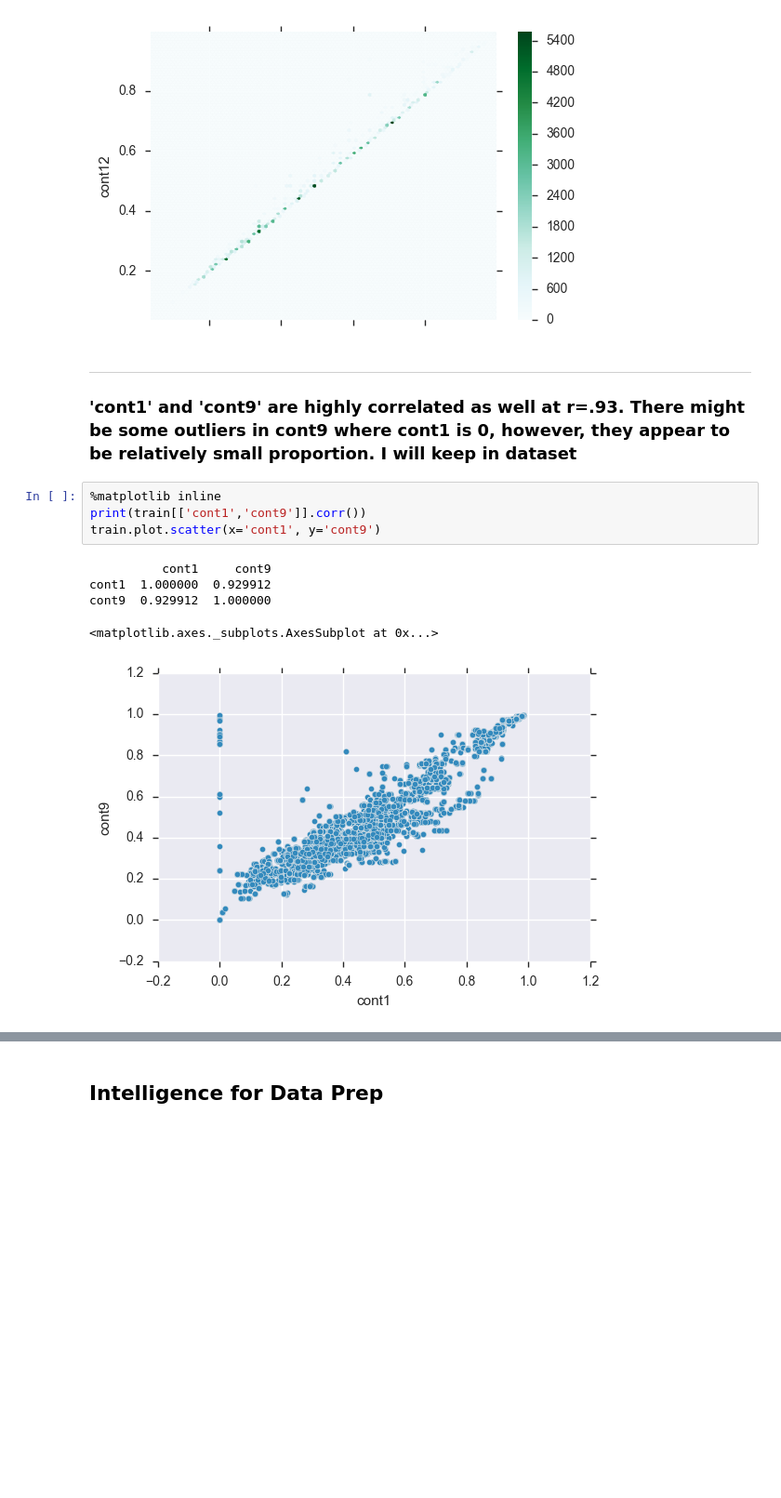
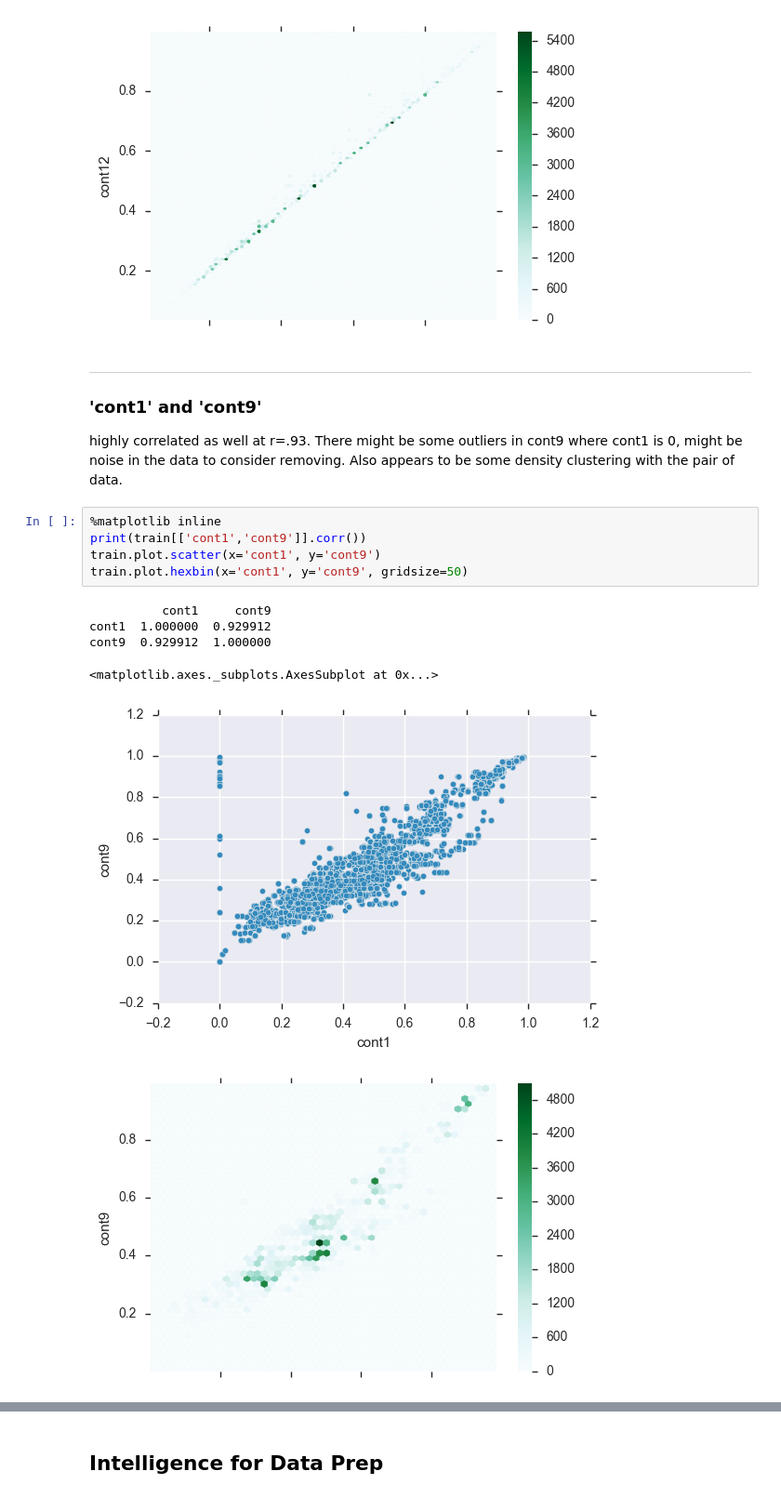
Before and after one commit to rlshuhart/Allstate_Claims_Severity, a Jupyter notebook: notebooks/1_Business_and_Data_Understanding.ipynb, the cells around one changed output, grey strips where cells are left out. Shown: that part at 93% size. Drawn from its saved outputs; the diff is of its cells as text; blank space fills up the shorter version.

```diff
--- a/notebooks/1_Business_and_Data_Understanding.ipynb
+++ b/notebooks/1_Business_and_Data_Understanding.ipynb
@@ -123,14 +169,17 @@ cont12  0.994384  1.000000
 [figure]
 # %% [markdown]
 ---
-### 'cont1' and 'cont9' are highly correlated as well at r=.93. There might be some outliers in cont9 where cont1 is 0, however, they appear to be relatively small proportion.  I will keep in dataset
+### 'cont1' and 'cont9'
+highly correlated as well at r=.93. There might be some outliers in cont9 where cont1 is 0, might be noise in the data to consider removing. Also appears to be some density clustering with the pair of data.
 # %%
 %matplotlib inline
 print(train[['cont1','cont9']].corr())
 train.plot.scatter(x='cont1', y='cont9')
+train.plot.hexbin(x='cont1', y='cont9', gridsize=50)
 # %% [output]
           cont1     cont9
 cont1  1.000000  0.929912
 cont9  0.929912  1.000000
 <matplotlib.axes._subplots.AxesSubplot at 0x...>
 [figure]
+[figure, added]
```
Also changed, not shown: parts of 21 cells of this notebook, 1 other file.
